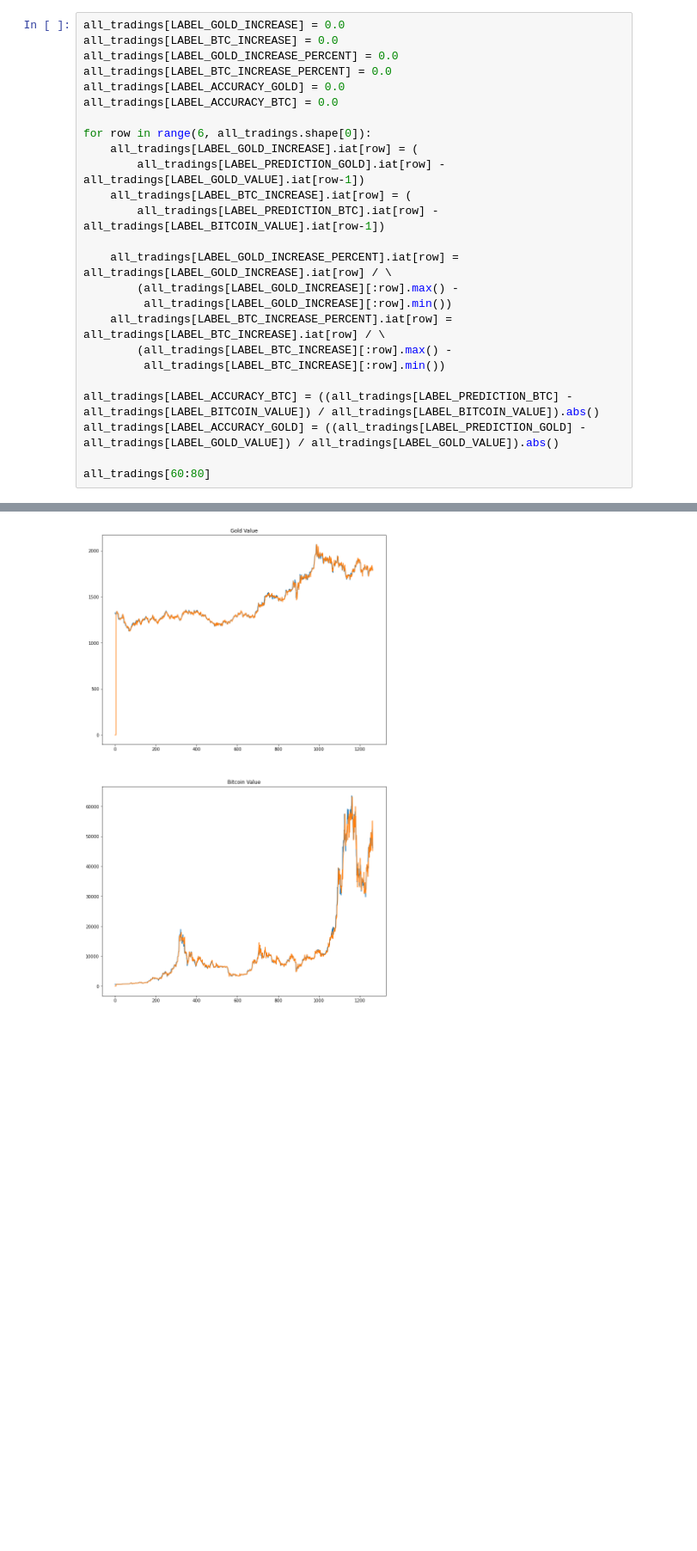
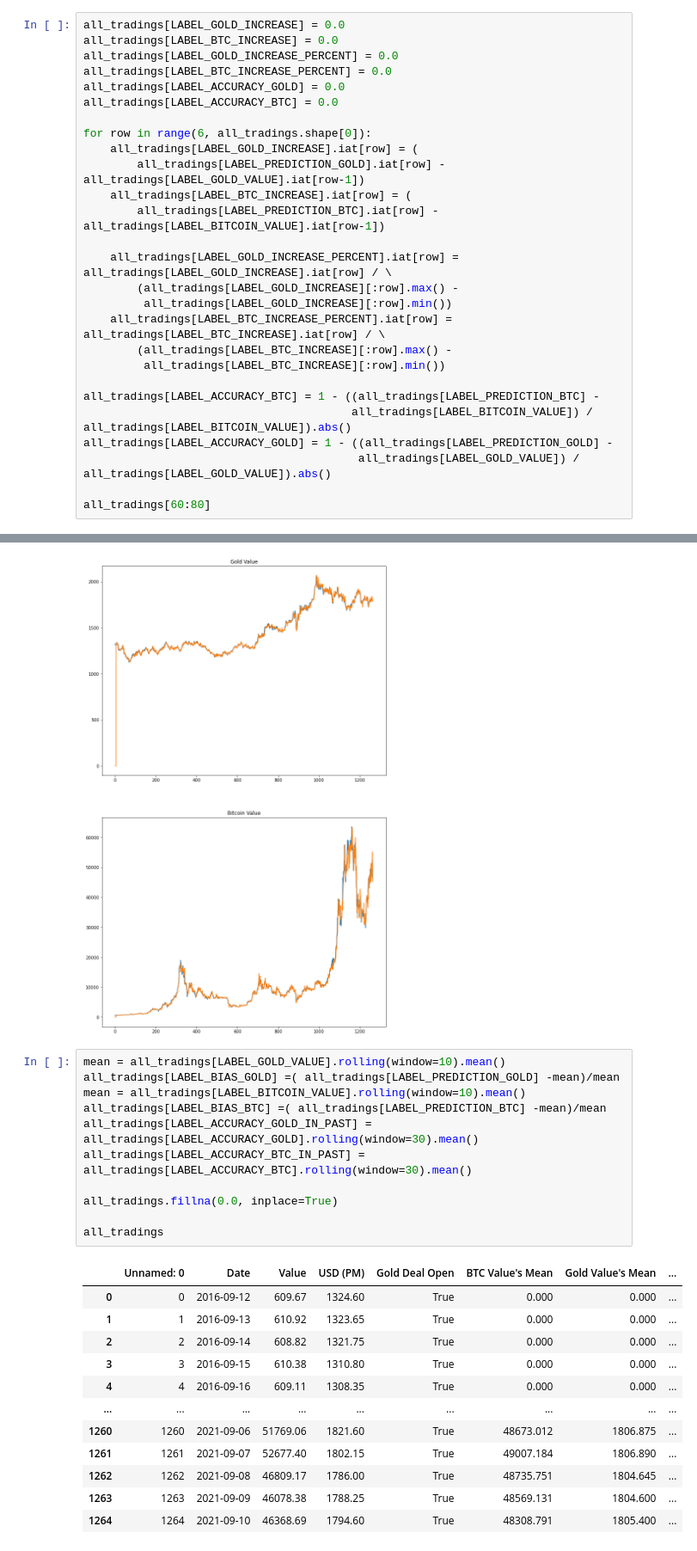
Before and after one commit to SalHe/mcm-2022, a Jupyter notebook: try-trade.ipynb, the cells around one changed output, grey strips where cells are left out. Shown at 86% size. Drawn from its saved outputs; the diff is of its cells as text; blank space fills up the shorter version.

```diff
--- a/try-trade.ipynb
+++ b/try-trade.ipynb
@@ -46,8 +46,10 @@ for row in range(6, all_tradings.shape[0]):
         (all_tradings[LABEL_BTC_INCREASE][:row].max() -
          all_tradings[LABEL_BTC_INCREASE][:row].min())
 
-all_tradings[LABEL_ACCURACY_BTC] = ((all_tradings[LABEL_PREDICTION_BTC] - all_tradings[LABEL_BITCOIN_VALUE]) / all_tradings[LABEL_BITCOIN_VALUE]).abs()
-all_tradings[LABEL_ACCURACY_GOLD] = ((all_tradings[LABEL_PREDICTION_GOLD] - all_tradings[LABEL_GOLD_VALUE]) / all_tradings[LABEL_GOLD_VALUE]).abs()
+all_tradings[LABEL_ACCURACY_BTC] = 1 - ((all_tradings[LABEL_PREDICTION_BTC] -
+                                        all_tradings[LABEL_BITCOIN_VALUE]) / all_tradings[LABEL_BITCOIN_VALUE]).abs()
+all_tradings[LABEL_ACCURACY_GOLD] = 1 - ((all_tradings[LABEL_PREDICTION_GOLD] -
+                                         all_tradings[LABEL_GOLD_VALUE]) / all_tradings[LABEL_GOLD_VALUE]).abs()
 
 all_tradings[60:80]
 # %% [output]
@@ -84,3 +86,27 @@ plt.plot(all_tradings[LABEL_PREDICTION_BTC], label=LABEL_PREDICTION_BTC)
 plt.show()
 # %% [output]
 [figure]
+# %%
+mean = all_tradings[LABEL_GOLD_VALUE].rolling(window=10).mean()
+all_tradings[LABEL_BIAS_GOLD] =( all_tradings[LABEL_PREDICTION_GOLD] -mean)/mean
+mean = all_tradings[LABEL_BITCOIN_VALUE].rolling(window=10).mean()
+all_tradings[LABEL_BIAS_BTC] =( all_tradings[LABEL_PREDICTION_BTC] -mean)/mean
+all_tradings[LABEL_ACCURACY_GOLD_IN_PAST] = all_tradings[LABEL_ACCURACY_GOLD].rolling(window=30).mean()
+all_tradings[LABEL_ACCURACY_BTC_IN_PAST] = all_tradings[LABEL_ACCURACY_BTC].rolling(window=30).mean()
+
+all_tradings.fillna(0.0, inplace=True)
+
+all_tradings
+# %% [output]
+|  | Unnamed: 0 | Date | Value | USD (PM) | Gold Deal Open | BTC Value's Mean | Gold Value's Mean | ... |
+| 0 | 0 | 2016-09-12 | 609.67 | 1324.60 | True | 0.000 | 0.000 | ... |
+| 1 | 1 | 2016-09-13 | 610.92 | 1323.65 | True | 0.000 | 0.000 | ... |
+| 2 | 2 | 2016-09-14 | 608.82 | 1321.75 | True | 0.000 | 0.000 | ... |
+| 3 | 3 | 2016-09-15 | 610.38 | 1310.80 | True | 0.000 | 0.000 | ... |
+| 4 | 4 | 2016-09-16 | 609.11 | 1308.35 | True | 0.000 | 0.000 | ... |
+| ... | ... | ... | ... | ... | ... | ... | ... | ... |
+| 1260 | 1260 | 2021-09-06 | 51769.06 | 1821.60 | True | 48673.012 | 1806.875 | ... |
+| 1261 | 1261 | 2021-09-07 | 52677.40 | 1802.15 | True | 49007.184 | 1806.890 | ... |
+| 1262 | 1262 | 2021-09-08 | 46809.17 | 1786.00 | True | 48735.751 | 1804.645 | ... |
+| 1263 | 1263 | 2021-09-09 | 46078.38 | 1788.25 | True | 48569.131 | 1804.600 | ... |
+| 1264 | 1264 | 2021-09-10 | 46368.69 | 1794.60 | True | 48308.791 | 1805.400 | ... |
```
Also changed, not shown: parts of 2 cells of this notebook, 1 other file.
